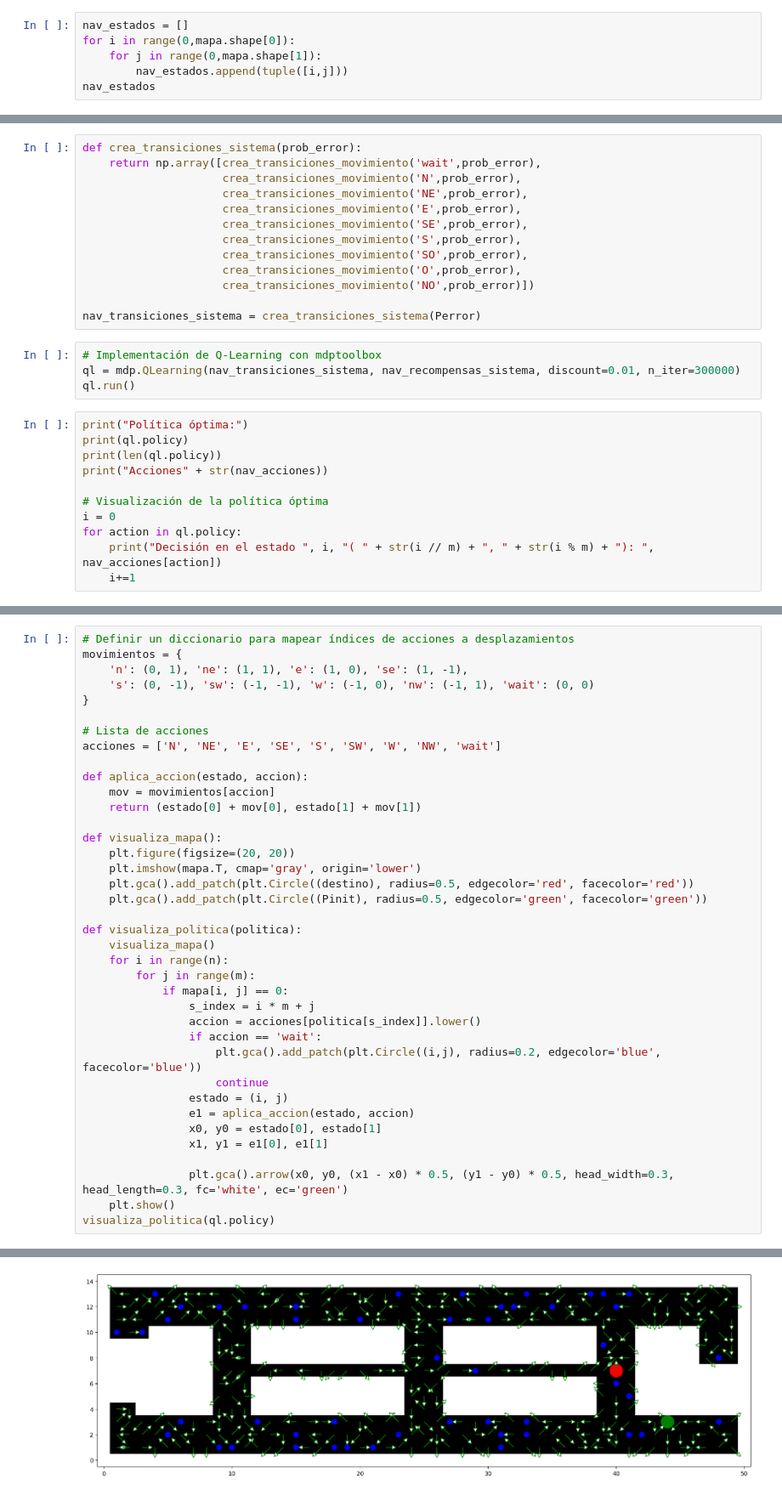
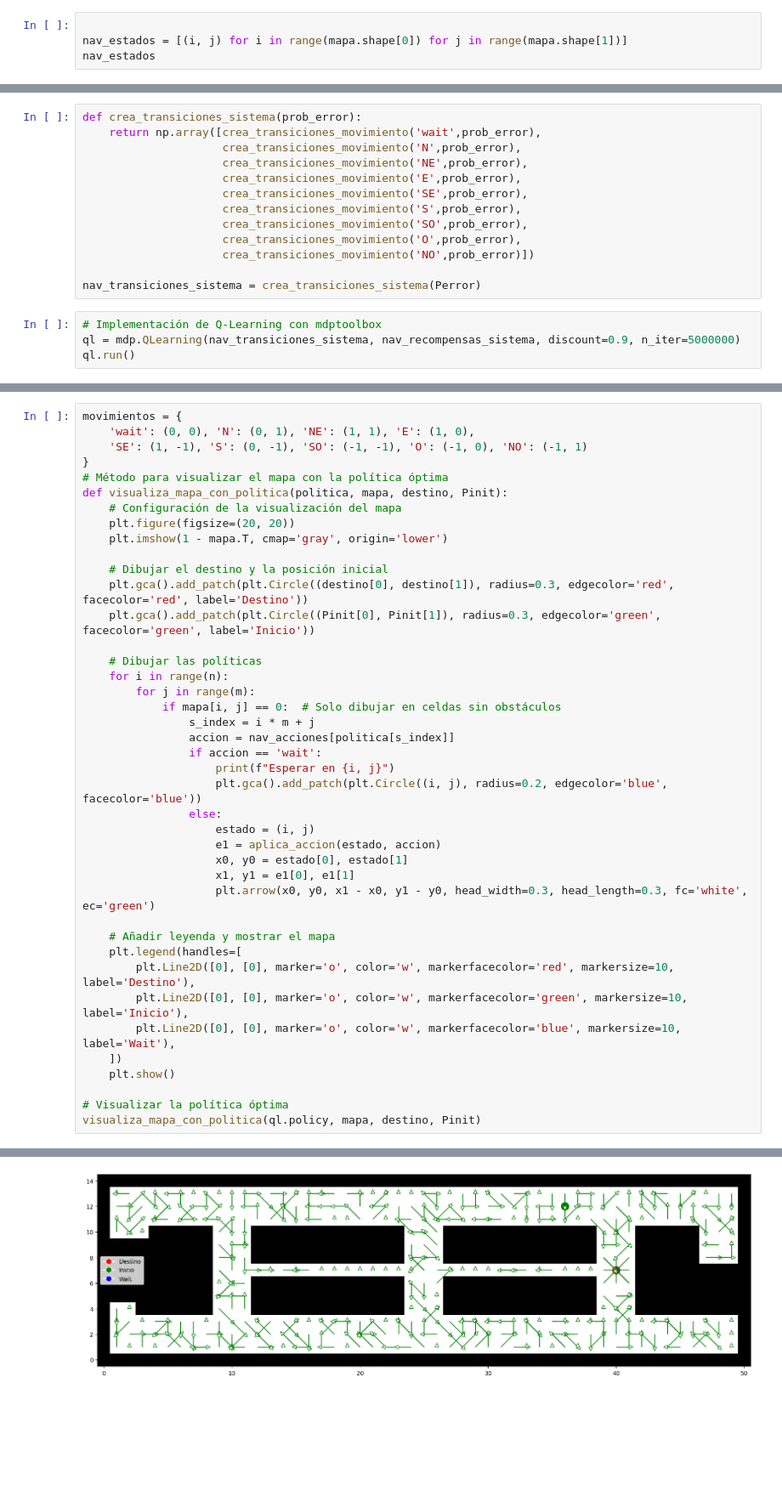
Before and after one commit to jormunrod/IA_RL_Project, a Jupyter notebook: Proyect.ipynb, the cells around one changed output, grey strips where cells are left out. Shown: that part at 85% size. Saved outputs shown, nothing was run; the diff lists cells and outputs as text; blank space fills up the shorter version.

```diff
--- a/Proyect.ipynb
+++ b/Proyect.ipynb
@@ -106,8 +92,6 @@ def obtiene_recompensa(estado):
 # %%
-nav_estados = []
-for i in range(0,mapa.shape[0]):
-    for j in range(0,mapa.shape[1]):
-        nav_estados.append(tuple([i,j]))
+
+nav_estados = [(i, j) for i in range(mapa.shape[0]) for j in range(mapa.shape[1])]
 nav_estados
 # %% [output]
 [(0, 0),
@@ -224,16 +216,5 @@ def crea_transiciones_sistema(prob_error):
 nav_transiciones_sistema = crea_transiciones_sistema(Perror)
 # %%
 # Implementación de Q-Learning con mdptoolbox
-ql = mdp.QLearning(nav_transiciones_sistema, nav_recompensas_sistema, discount=0.01, n_iter=300000)
+ql = mdp.QLearning(nav_transiciones_sistema, nav_recompensas_sistema, discount=0.9, n_iter=5000000)
 ql.run()
-# %%
-print("Política óptima:")
-print(ql.policy)
-print(len(ql.policy))
-print("Acciones" + str(nav_acciones))
-
-# Visualización de la política óptima
-i = 0
-for action in ql.policy:
-    print("Decisión en el estado ", i, "( " + str(i // m) + ", " + str(i % m) + "): ", nav_acciones[action])
-    i+=1
@@ -258,39 +221,42 @@ Decisión en el estado  764 ( 50, 14):  E
 # %%
-# Definir un diccionario para mapear índices de acciones a desplazamientos
 movimientos = {
-    'n': (0, 1), 'ne': (1, 1), 'e': (1, 0), 'se': (1, -1),
-    's': (0, -1), 'sw': (-1, -1), 'w': (-1, 0), 'nw': (-1, 1), 'wait': (0, 0)
+    'wait': (0, 0), 'N': (0, 1), 'NE': (1, 1), 'E': (1, 0),
+    'SE': (1, -1), 'S': (0, -1), 'SO': (-1, -1), 'O': (-1, 0), 'NO': (-1, 1)
 }
+# Método para visualizar el mapa con la política óptima
+def visualiza_mapa_con_politica(politica, mapa, destino, Pinit):
+    # Configuración de la visualización del mapa
+    plt.figure(figsize=(20, 20))
+    plt.imshow(1 - mapa.T, cmap='gray', origin='lower')
 
-# Lista de acciones
-acciones = ['N', 'NE', 'E', 'SE', 'S', 'SW', 'W', 'NW', 'wait']
+    # Dibujar el destino y la posición inicial
+    plt.gca().add_patch(plt.Circle((destino[0], destino[1]), radius=0.3, edgecolor='red', facecolor='red', label='Destino'))
+    plt.gca().add_patch(plt.Circle((Pinit[0], Pinit[1]), radius=0.3, edgecolor='green', facecolor='green', label='Inicio'))
 
-def aplica_accion(estado, accion):
-    mov = movimientos[accion]
-    return (estado[0] + mov[0], estado[1] + mov[1])
-
-def visualiza_mapa():
-    plt.figure(figsize=(20, 20))
-    plt.imshow(mapa.T, cmap='gray', origin='lower')
-    plt.gca().add_patch(plt.Circle((destino), radius=0.5, edgecolor='red', facecolor='red'))
-    plt.gca().add_patch(plt.Circle((Pinit), radius=0.5, edgecolor='green', facecolor='green'))
-
-def visualiza_politica(politica):
-    visualiza_mapa()
+    # Dibujar las políticas
     for i in range(n):
         for j in range(m):
-            if mapa[i, j] == 0:
+            if mapa[i, j] == 0:  # Solo dibujar en celdas sin obstáculos
                 s_index = i * m + j
-                accion = acciones[politica[s_index]].lower()
+                accion = nav_acciones[politica[s_index]]
                 if accion == 'wait':
-                    plt.gca().add_patch(plt.Circle((i,j), radius=0.2, edgecolor='blue', facecolor='blue'))
-                    continue
-                estado = (i, j)
-                e1 = aplica_accion(estado, accion)
-                x0, y0 = estado[0], estado[1]
-                x1, y1 = e1[0], e1[1]
+                    print(f"Esperar en {i, j}")
+                    plt.gca().add_patch(plt.Circle((i, j), radius=0.2, edgecolor='blue', facecolor='blue'))
+                else:
+                    estado = (i, j)
+                    e1 = aplica_accion(estado, accion)
+                    x0, y0 = estado[0], estado[1]
+                    x1, y1 = e1[0], e1[1]
+                    plt.arrow(x0, y0, x1 - x0, y1 - y0, head_width=0.3, head_length=0.3, fc='white', ec='green')
 
-                plt.gca().arrow(x0, y0, (x1 - x0) * 0.5, (y1 - y0) * 0.5, head_width=0.3, head_length=0.3, fc='white', ec='green')
+    # Añadir leyenda y mostrar el mapa
+    plt.legend(handles=[
+        plt.Line2D([0], [0], marker='o', color='w', markerfacecolor='red', markersize=10, label='Destino'),
+        plt.Line2D([0], [0], marker='o', color='w', markerfacecolor='green', markersize=10, label='Inicio'),
+        plt.Line2D([0], [0], marker='o', color='w', markerfacecolor='blue', markersize=10, label='Wait'),
+    ])
     plt.show()
-visualiza_politica(ql.policy)
+
+# Visualizar la política óptima
+visualiza_mapa_con_politica(ql.policy, mapa, destino, Pinit)
 # %% [output]
@@ -297 +264 @@ visualiza_politica(ql.policy)
-[figure, old version]
+[figure, new version]
```
Also changed, not shown: parts of 13 cells of this notebook.
